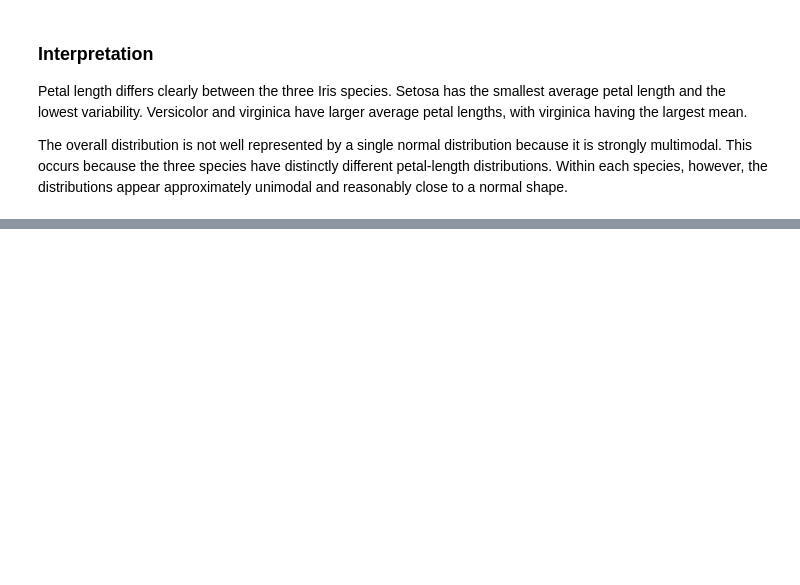
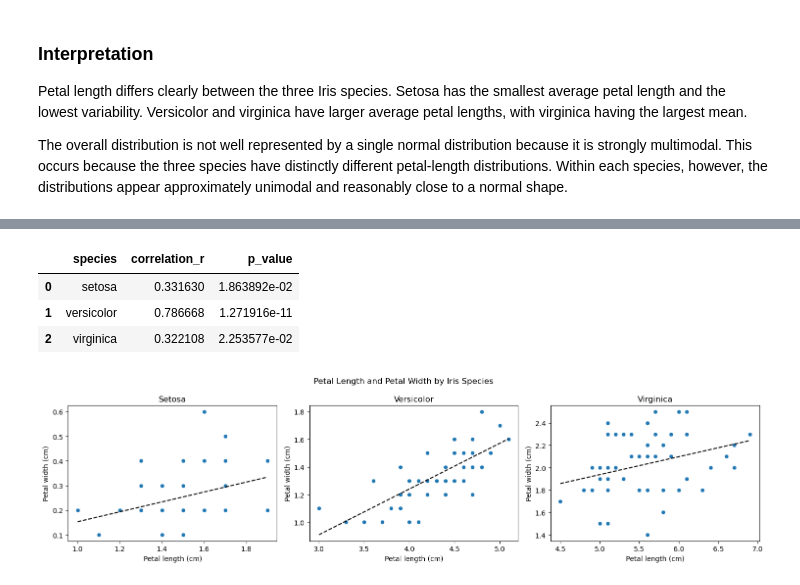
Before and after one commit to Nebulosa-max/applied-statistics-sophia, a Jupyter notebook: problems.ipynb, the cells around one changed output, grey strips where cells are left out. Saved outputs shown, nothing was run; the diff lists cells and outputs as text; code cells hidden in the pictures; blank space fills up the shorter version.

```diff
--- a/problems.ipynb
+++ b/problems.ipynb
@@ -140,0 +247,67 @@ The overall distribution is not well represented by a single normal distribution
+# %%
+# Pearson correlation for each Iris species
+species_results = []
+
+for species in iris.target_names:
+    species_data = df[df["species"] == species]
+
+    correlation, p_value = stats.pearsonr(
+        species_data["petal_length"],
+        species_data["petal_width"]
+    )
+
+    species_results.append({
+        "species": species,
+        "correlation_r": correlation,
+        "p_value": p_value
+    })
+
+correlation_table = pd.DataFrame(species_results)
+
+correlation_table
+# %% [output]
+|  | species | correlation_r | p_value |
+| 0 | setosa | 0.331630 | 1.863892e-02 |
+| 1 | versicolor | 0.786668 | 1.271916e-11 |
+| 2 | virginica | 0.322108 | 2.253577e-02 |
+# %%
+fig, axes = plt.subplots(1, 3, figsize=(15, 4))
+
+for ax, species in zip(axes, iris.target_names):
+    species_data = df[df["species"] == species]
+
+    sns.scatterplot(
+        data=species_data,
+        x="petal_length",
+        y="petal_width",
+        ax=ax
+    )
+
+    slope, intercept = np.polyfit(
+        species_data["petal_length"],
+        species_data["petal_width"],
+        1
+    )
+
+    x_values = np.linspace(
+        species_data["petal_length"].min(),
+        species_data["petal_length"].max(),
+        100
+    )
+
+    ax.plot(
+        x_values,
+        slope * x_values + intercept,
+        color="black",
+        linestyle="--"
+    )
+
+    ax.set_title(species.capitalize())
+    ax.set_xlabel("Petal length (cm)")
+    ax.set_ylabel("Petal width (cm)")
+
+plt.suptitle("Petal Length and Petal Width by Iris Species")
+plt.tight_layout()
+plt.show()
+# %% [output]
+[figure, added]
```
Also changed, not shown: parts of 5 cells of this notebook.
